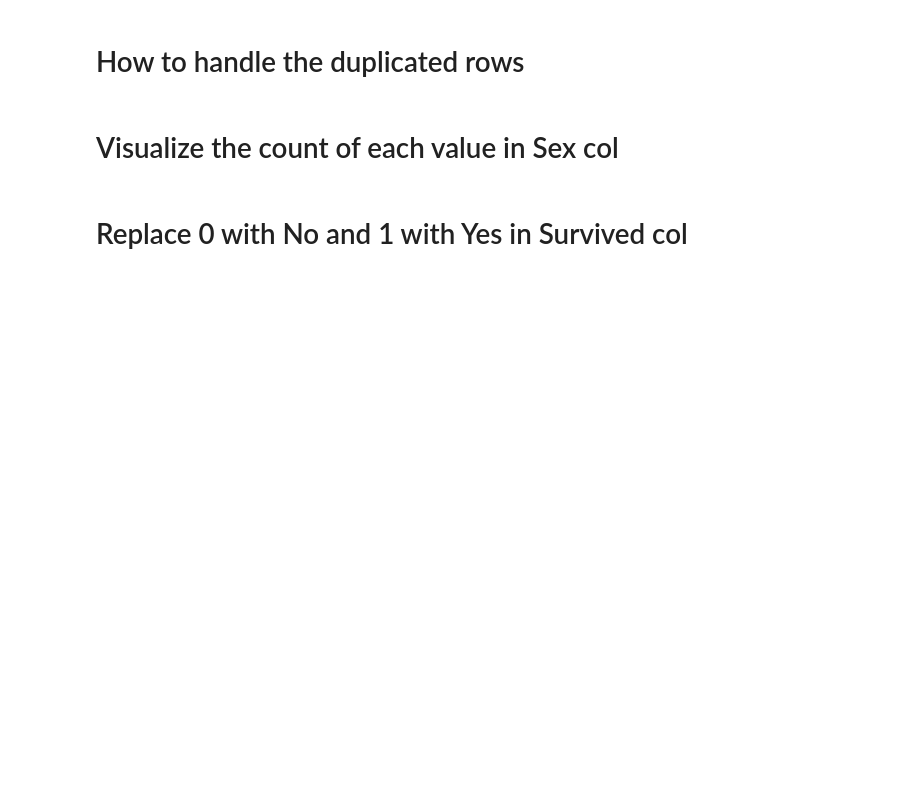
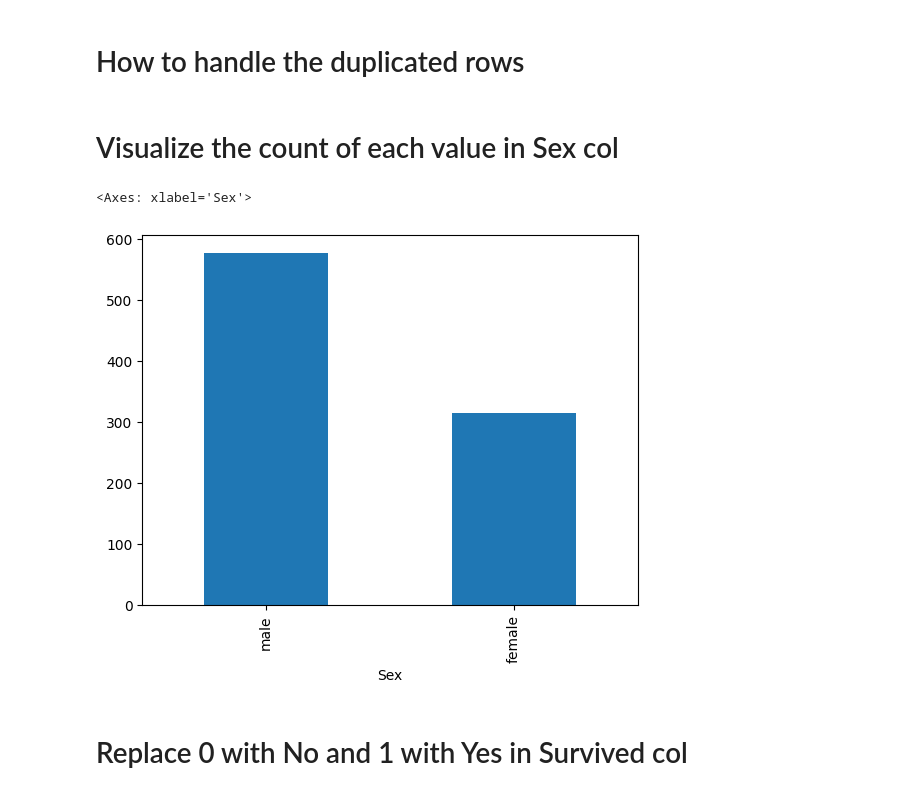
Before and after one commit to SHADIC20003/AMIT_Assignments, a Jupyter notebook: Data Science/Project/Data Science Project.ipynb, the cells around one changed output. Drawn from its saved outputs; the diff is of its cells as text; code cells hidden in the pictures; blank space fills up the shorter version.

```diff
--- a/Data Science/Project/Data Science Project.ipynb
+++ b/Data Science/Project/Data Science Project.ipynb
@@ -9,7 +12,7 @@
 # %% [markdown]
 # Loading data in pandas
 # %%
-#type your code here
+df = pd.read_csv('Titanic_DS.csv')
 # %% [markdown]
 # EDA
 * .head()
@@ -35,7 +116,8 @@ Lets try to drop some of the columns which many not contribute much to our machi
 # %% [markdown]
 # How to handle the Missing Values
 # %%
-#type your code here
+df['Age'] = df['Age'].fillna(df['Age'].mean())
+df['Embarked'] = df['Embarked'].fillna(df['Embarked'].mode()[0])
 # %% [markdown]
 # Check the Duplicated Rows
 # %%
@@ -43,11 +143,14 @@ Lets try to drop some of the columns which many not contribute much to our machi
 # %% [markdown]
 # How to handle the duplicated rows
 # %%
-#type your code here
+df = df.drop_duplicates()
 # %% [markdown]
 # Visualize the count of each value in Sex col
 # %%
-#type your code here
+df.Sex.value_counts().plot(kind='bar')
+# %% [output]
+<Axes: xlabel='Sex'>
+[figure, added]
 # %% [markdown]
 # Replace 0 with No and 1 with Yes in Survived col
 # %%
```
Also changed, not shown: parts of 15 cells of this notebook.
